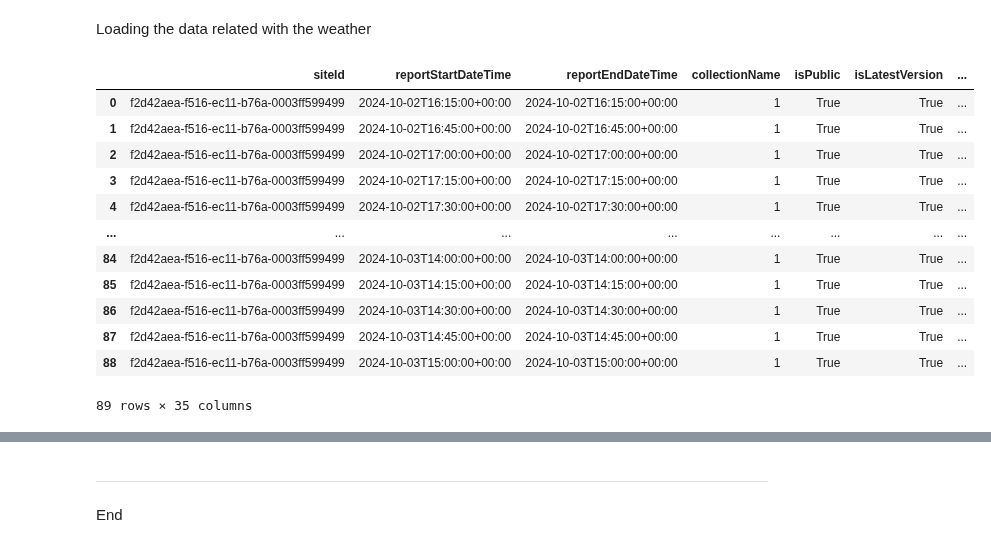
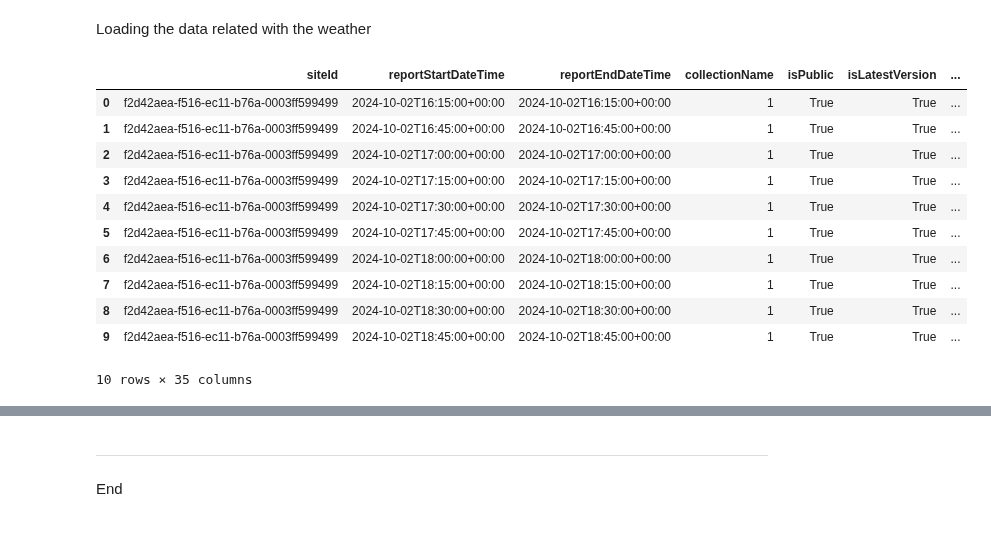
Before and after one commit to Jennyicano/PFDA, a Jupyter notebook: assignments/assignment2-weather.ipynb, the cells around one changed output, grey strips where cells are left out. Cells and saved outputs as stored; diff of their text form; code cells hidden in the pictures.

```diff
--- a/assignments/assignment2-weather.ipynb
+++ b/assignments/assignment2-weather.ipynb
@@ -31,18 +31,17 @@ df = pd.read_csv("data/weatherreadings1.csv")
 # %%
 # Look at the data
 
-df
+df[:10]
 # %% [output]
 |  | siteId | reportStartDateTime | reportEndDateTime | collectionName | isPublic | isLatestVersion | ... |
 | 0 | f2d42aea-f516-ec11-b76a-0003ff599499 | 2024-10-02T16:15:00+00:00 | 2024-10-02T16:15:00+00:00 | 1 | True | True | ... |
 | 1 | f2d42aea-f516-ec11-b76a-0003ff599499 | 2024-10-02T16:45:00+00:00 | 2024-10-02T16:45:00+00:00 | 1 | True | True | ... |
 | 2 | f2d42aea-f516-ec11-b76a-0003ff599499 | 2024-10-02T17:00:00+00:00 | 2024-10-02T17:00:00+00:00 | 1 | True | True | ... |
 | 3 | f2d42aea-f516-ec11-b76a-0003ff599499 | 2024-10-02T17:15:00+00:00 | 2024-10-02T17:15:00+00:00 | 1 | True | True | ... |
 | 4 | f2d42aea-f516-ec11-b76a-0003ff599499 | 2024-10-02T17:30:00+00:00 | 2024-10-02T17:30:00+00:00 | 1 | True | True | ... |
-| ... | ... | ... | ... | ... | ... | ... | ... |
-| 84 | f2d42aea-f516-ec11-b76a-0003ff599499 | 2024-10-03T14:00:00+00:00 | 2024-10-03T14:00:00+00:00 | 1 | True | True | ... |
-| 85 | f2d42aea-f516-ec11-b76a-0003ff599499 | 2024-10-03T14:15:00+00:00 | 2024-10-03T14:15:00+00:00 | 1 | True | True | ... |
-| 86 | f2d42aea-f516-ec11-b76a-0003ff599499 | 2024-10-03T14:30:00+00:00 | 2024-10-03T14:30:00+00:00 | 1 | True | True | ... |
-| 87 | f2d42aea-f516-ec11-b76a-0003ff599499 | 2024-10-03T14:45:00+00:00 | 2024-10-03T14:45:00+00:00 | 1 | True | True | ... |
-| 88 | f2d42aea-f516-ec11-b76a-0003ff599499 | 2024-10-03T15:00:00+00:00 | 2024-10-03T15:00:00+00:00 | 1 | True | True | ... |
+| 5 | f2d42aea-f516-ec11-b76a-0003ff599499 | 2024-10-02T17:45:00+00:00 | 2024-10-02T17:45:00+00:00 | 1 | True | True | ... |
+| 6 | f2d42aea-f516-ec11-b76a-0003ff599499 | 2024-10-02T18:00:00+00:00 | 2024-10-02T18:00:00+00:00 | 1 | True | True | ... |
+| 7 | f2d42aea-f516-ec11-b76a-0003ff599499 | 2024-10-02T18:15:00+00:00 | 2024-10-02T18:15:00+00:00 | 1 | True | True | ... |
+| 8 | f2d42aea-f516-ec11-b76a-0003ff599499 | 2024-10-02T18:30:00+00:00 | 2024-10-02T18:30:00+00:00 | 1 | True | True | ... |
+| 9 | f2d42aea-f516-ec11-b76a-0003ff599499 | 2024-10-02T18:45:00+00:00 | 2024-10-02T18:45:00+00:00 | 1 | True | True | ... |
-89 rows × 35 columns
+10 rows × 35 columns
```
Also changed, not shown: parts of 10 cells of this notebook, 2 other files.
